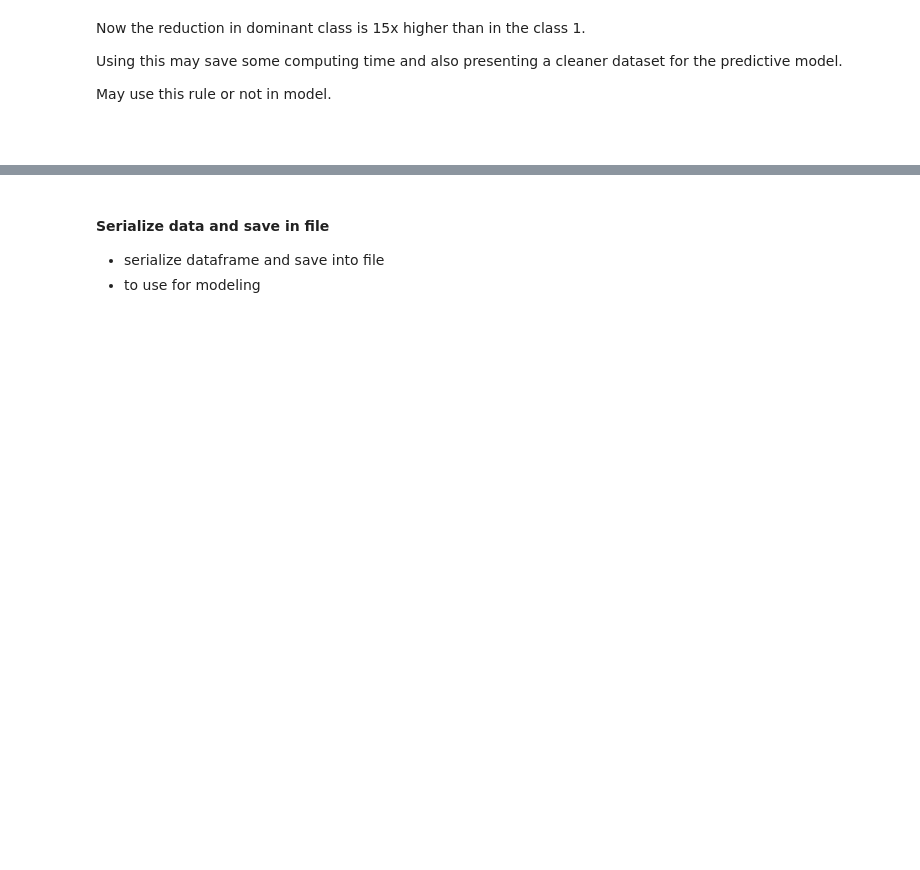
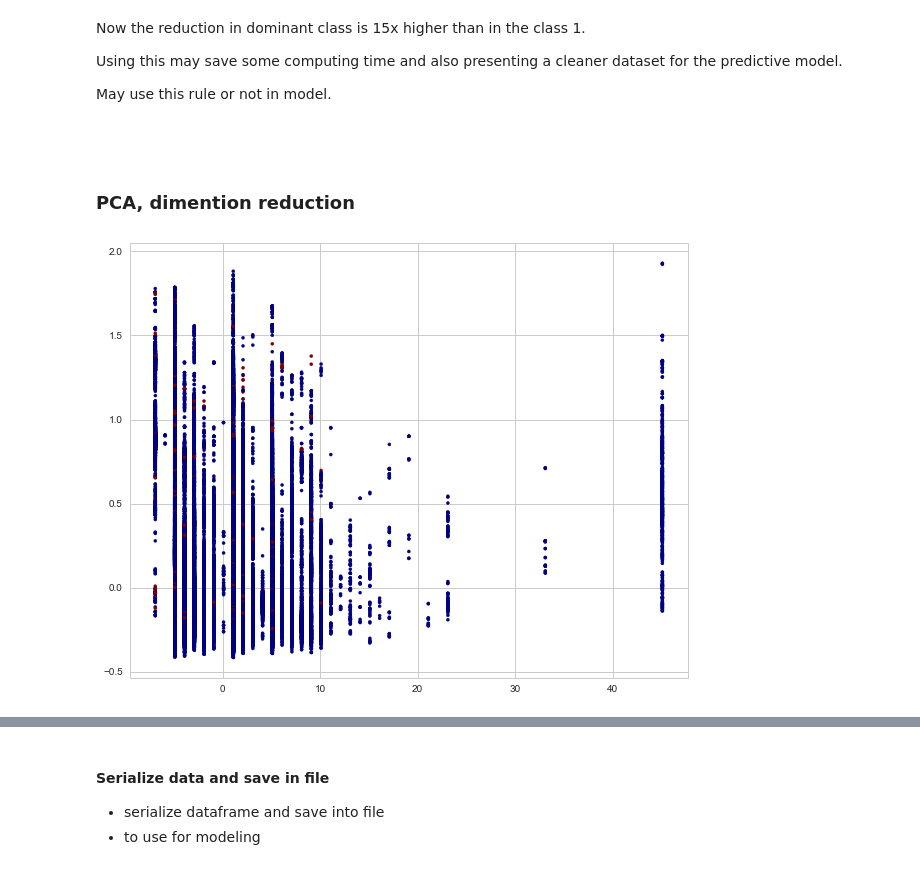
Before and after one commit to BenedictusAryo/classification_backorderPrediction_project, a Jupyter notebook: eda_BackorderPrediction_ver02.ipynb, the cells around one changed output, grey strips where cells are left out. Cells and saved outputs as stored; diff of their text form; code cells hidden in the pictures; blank space fills up the shorter version.

```diff
--- a/eda_BackorderPrediction_ver02.ipynb
+++ b/eda_BackorderPrediction_ver02.ipynb
@@ -603,3 +603,5 @@ Using this may save some computing time and also presenting a cleaner dataset fo
 May use this rule or not in model.
 # %% [markdown]
 <br>
+# %% [markdown]
+### PCA, dimention reduction
@@ -605,0 +610,10 @@ May use this rule or not in model.
+# %%
+# n_components = 2
+
+pca1 = PCA(2).fit(actives.iloc[:,:-1])
+X1 = pca1.transform(actives.iloc[:,:-1])
+plt.figure(figsize=(10,8))
+plt.scatter(X1[:, 0], X1[:, 1], c=actives.went_on_backorder, s=10, cmap=plt.cm.jet)
+plt.show()
+# %% [output]
+[figure, added]
```
Also changed, not shown: parts of 8 cells of this notebook.
